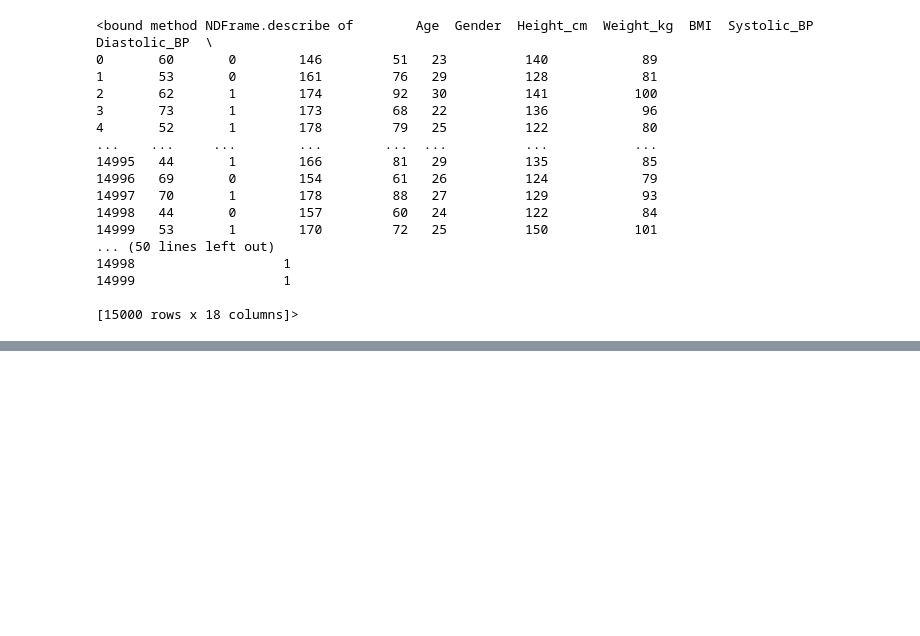
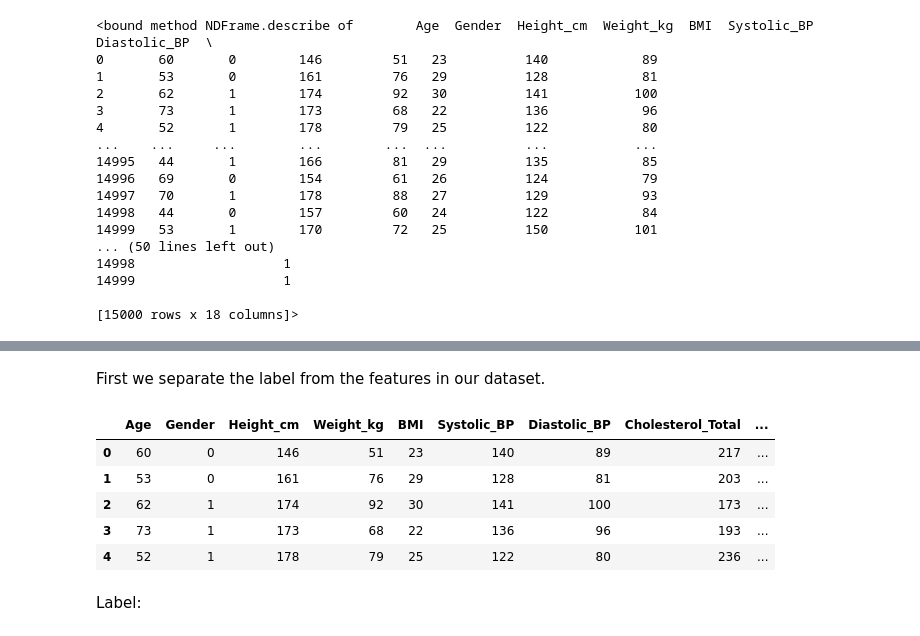
Before and after one commit to Isaackjoshua/Cardiovascular-Disease-Risk-Prediction-Model, a Jupyter notebook: models/model.ipynb, the cells around one changed output, grey strips where cells are left out. Cells and saved outputs as stored; diff of their text form; code cells hidden in the pictures; blank space fills up the shorter version.

```diff
--- a/models/model.ipynb
+++ b/models/model.ipynb
@@ -107,0 +122,15 @@ df.describe
+# %% [markdown]
+First we separate the label from the features in our dataset.
+# %%
+target = df['Heart_Disease_Risk']
+df = df.drop(columns=['Heart_Disease_Risk'])
+df.head()
+# %% [output]
+|  | Age | Gender | Height_cm | Weight_kg | BMI | Systolic_BP | Diastolic_BP | Cholesterol_Total | ... |
+| 0 | 60 | 0 | 146 | 51 | 23 | 140 | 89 | 217 | ... |
+| 1 | 53 | 0 | 161 | 76 | 29 | 128 | 81 | 203 | ... |
+| 2 | 62 | 1 | 174 | 92 | 30 | 141 | 100 | 173 | ... |
+| 3 | 73 | 1 | 173 | 68 | 22 | 136 | 96 | 193 | ... |
+| 4 | 52 | 1 | 178 | 79 | 25 | 122 | 80 | 236 | ... |
+# %% [markdown]
+Label:
```
Also changed, not shown: parts of 14 cells of this notebook.
